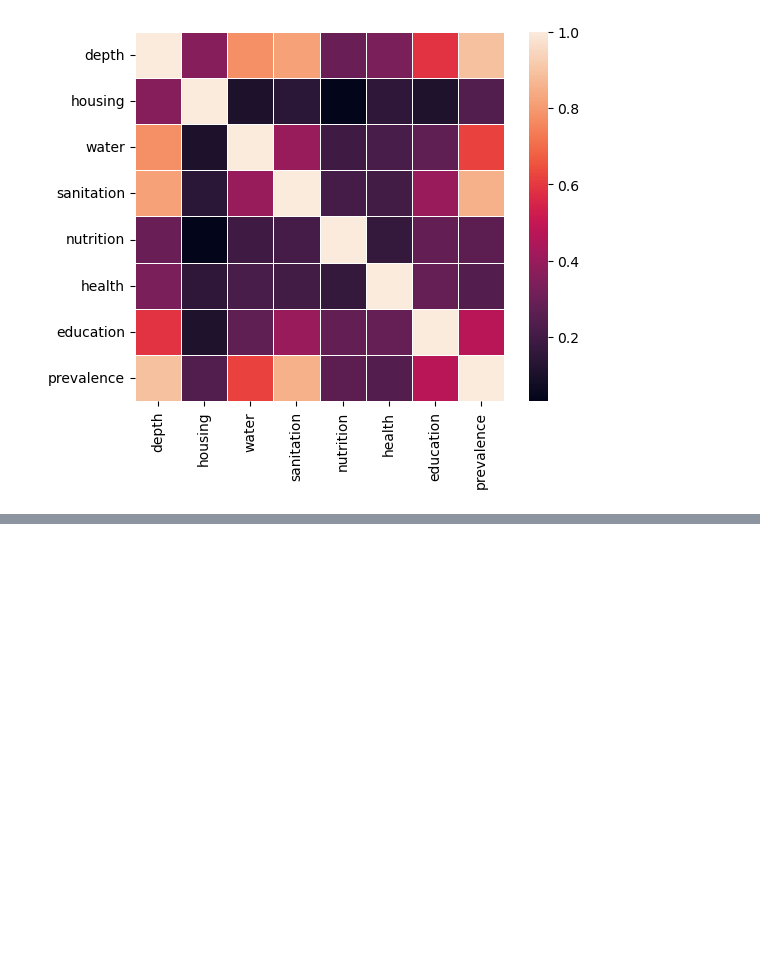
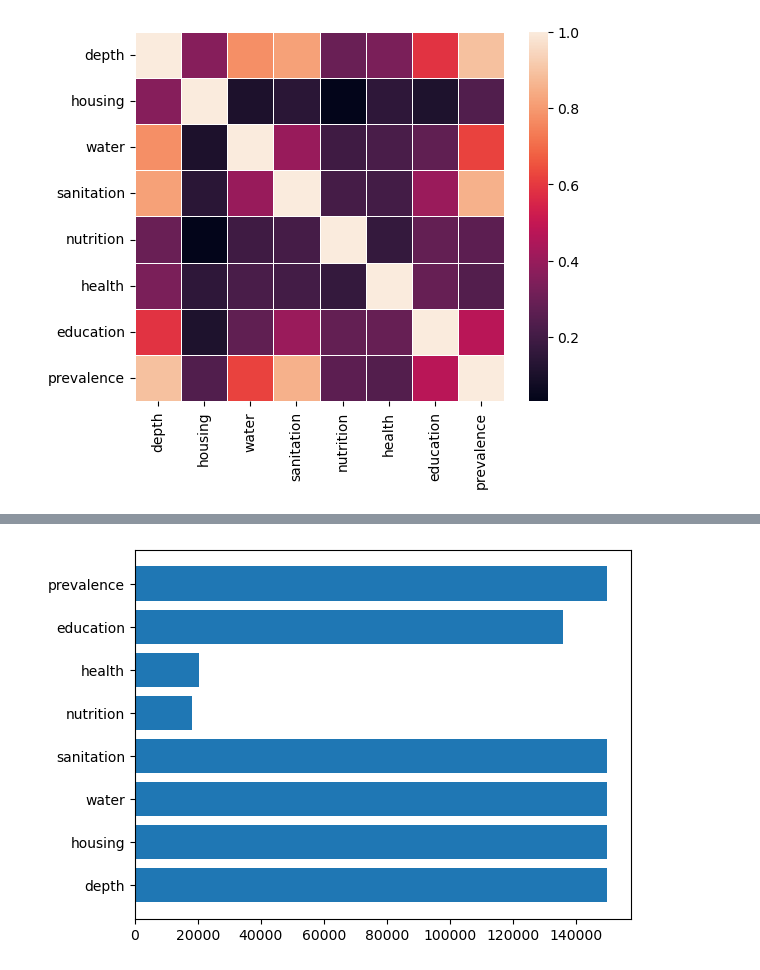
Before and after one commit to marinavicini/stc_continuing, a Jupyter notebook: notebooks/MV_figures_thesis.ipynb, the cells around one changed output, grey strips where cells are left out. Drawn from its saved outputs; the diff is of its cells as text; code cells hidden in the pictures; blank space fills up the shorter version.

```diff
--- a/notebooks/MV_figures_thesis.ipynb
+++ b/notebooks/MV_figures_thesis.ipynb
@@ -181,0 +202,2 @@ sns.heatmap(corr_no_neigh,
+# %%
+hexes_dhs = pd.merge(hexes_dhs, grouped_count, how='left', on='hex_code')
@@ -181,0 +232,20 @@ sns.heatmap(corr_no_neigh,
+# %%
+dimensions_neigh = ['sumpoor_prev_neigh',
+       'housing_prev_neigh','water_prev_neigh',
+       'sanitation_prev_neigh',
+       'nutrition_prev_neigh', 'health_prev_neigh',
+       'education_prev_neigh',
+       'deprived_sev_mean_neigh']
+# %%
+d_neigh = {}
+for col in dimensions_neigh:
+    col_count = re.sub('(prev|mean)', 'count', col)
+    num_no_na = hexes_dhs[(hexes_dhs[col].isna()==False) & (hexes_dhs[col_count]>30)].shape[0]
+    d_neigh[col] = num_no_na
+# %%
+fig, ax = plt.subplots()# dpi=300)
+
+plt.barh(list(d_neigh.keys()), list(d_neigh.values()))
+_ = ax.set_yticklabels(labels)
+# %% [output]
+[figure, added]
```
Also changed, not shown: parts of 21 cells of this notebook.
